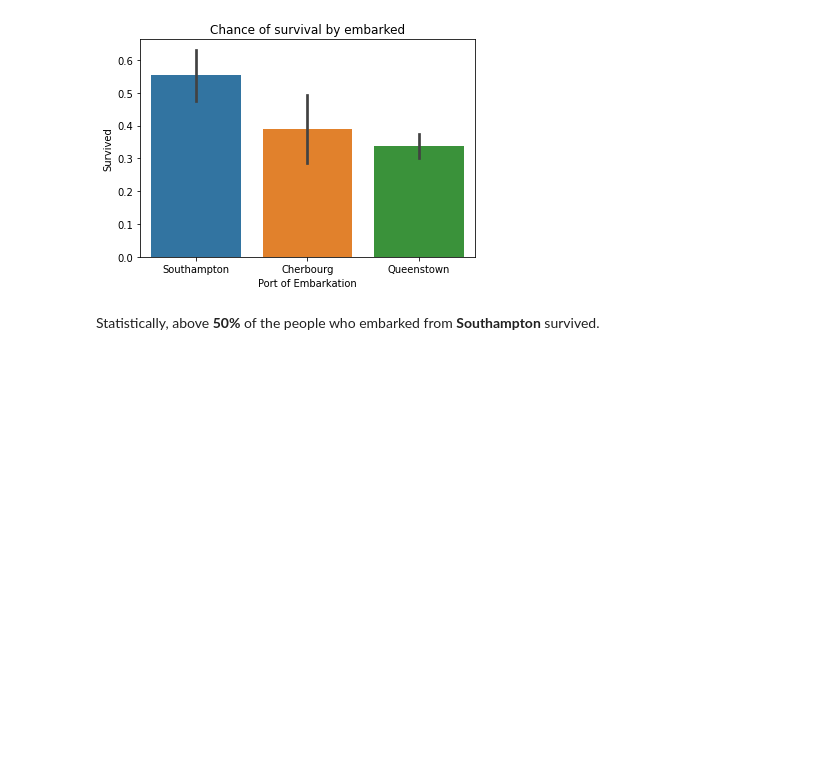
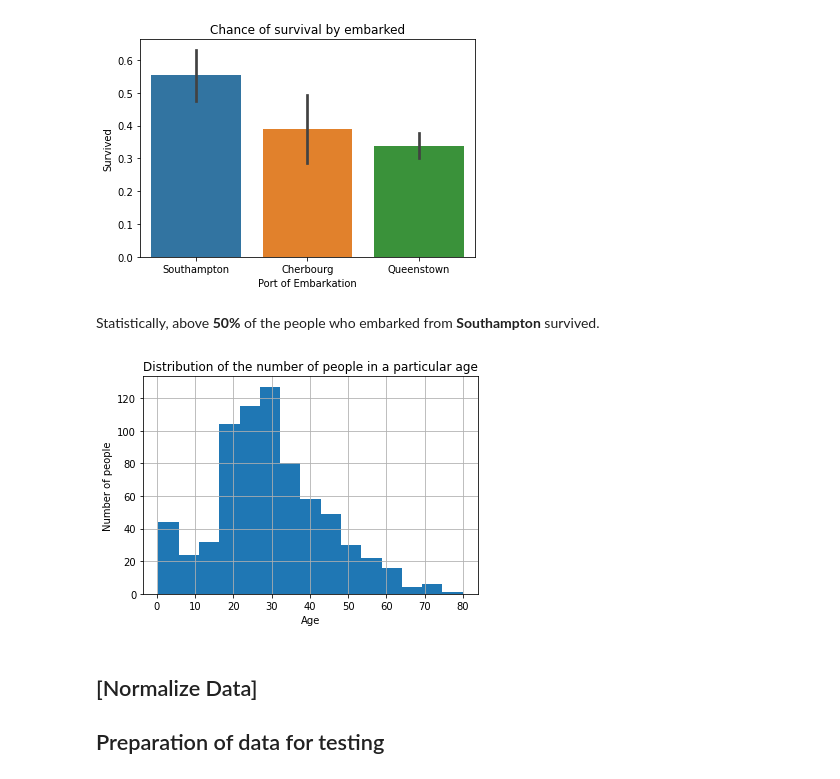
Before and after one commit to Krystiankr/Machine-Learning-Titanic, a Jupyter notebook: Kaggle.ipynb, the cells around one changed output. Drawn from its saved outputs; the diff is of its cells as text; code cells hidden in the pictures; blank space fills up the shorter version.

```diff
--- a/Kaggle.ipynb
+++ b/Kaggle.ipynb
@@ -149,8 +149,9 @@ I convert embarked string values to numbers for use in a chart.
 from sklearn.preprocessing import LabelEncoder
 
 le = LabelEncoder()
-data_transformed = le.fit_transform(df['Embarked'])
-g = sns.barplot(x=data_transformed, y=df['Survived'])
+df['Sex'] = le.fit_transform(df['Sex'])
+df['Embarked'] = le.fit_transform(df['Embarked'])
+g = sns.barplot(x=df['Embarked'], y=df['Survived'])
 g.set_xticklabels(['Southampton', 'Cherbourg', 'Queenstown'])
 g.set_title('Chance of survival by embarked')
 _ = g.set_xlabel('Port of Embarkation')
@@ -158,3 +159,13 @@ _ = g.set_xlabel('Port of Embarkation')
 [figure]
 # %% [markdown]
 Statistically, above **50%** of the people who embarked from **Southampton** survived.
+# %%
+hist = df['Age'].hist(bins=15)
+hist.set_title('Distribution of the number of people in a particular age')
+hist.set_xlabel('Age')
+_ = hist.set_ylabel('Number of people')
+# %% [output]
+[figure, added]
+# %% [markdown]
+## [Normalize Data]
+## Preparation of data for testing
```
Also changed, not shown: parts of 49 cells of this notebook.
